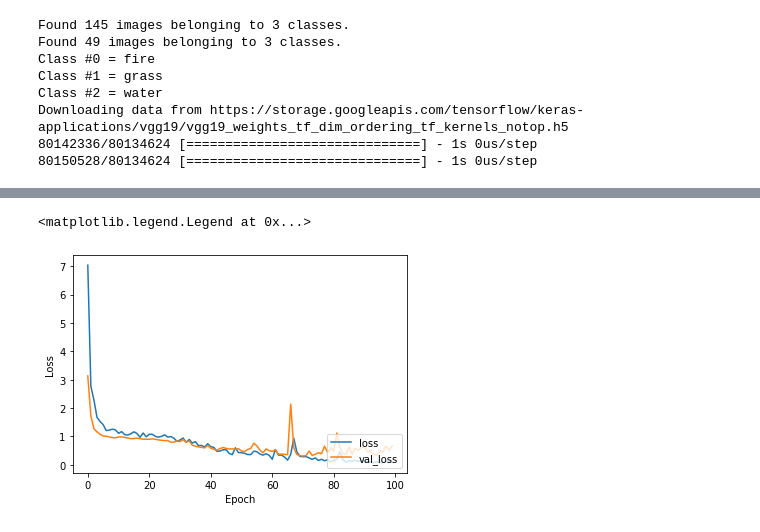
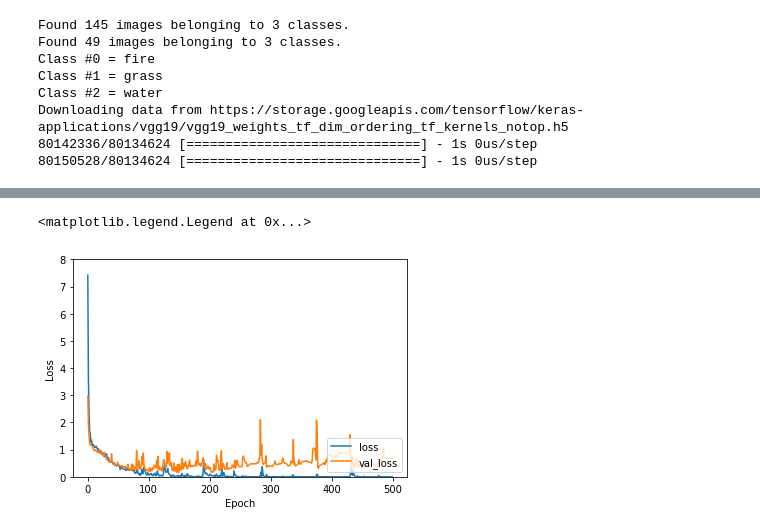
Before and after one commit to kelly870114/MachineLearningProject, a Jupyter notebook: VGG19.ipynb, the cells around one changed output, grey strips where cells are left out. Cells and saved outputs as stored; diff of their text form; code cells hidden in the pictures.

```diff
--- a/VGG19.ipynb
+++ b/VGG19.ipynb
@@ -56,7 +56,7 @@ BATCH_SIZE = 8
 FREEZE_LAYERS = 2
 
 # Epoch 數
-NUM_EPOCHS =  100
+NUM_EPOCHS =  500
 
 # 模型輸出儲存的檔案
 WEIGHTS_FINAL = 'model-vgg19-final.h5'
@@ -240,13 +239,13 @@ plt.legend(loc='lower right')
 # %%
 plt.plot(history.history['loss'], label='loss')
 plt.plot(history.history['val_loss'], label = 'val_loss')
 plt.xlabel('Epoch')
 plt.ylabel('Loss')
-# plt.ylim([0.5, 1])
+plt.ylim([0, 8])
 plt.legend(loc='lower right')
 # %% [output]
 <matplotlib.legend.Legend at 0x...>
-[figure, old version]
+[figure, new version]
 # %%
 from tensorflow.keras import backend as K
 from tensorflow.keras.models import load_model
```
Also changed, not shown: parts of 6 cells of this notebook.
